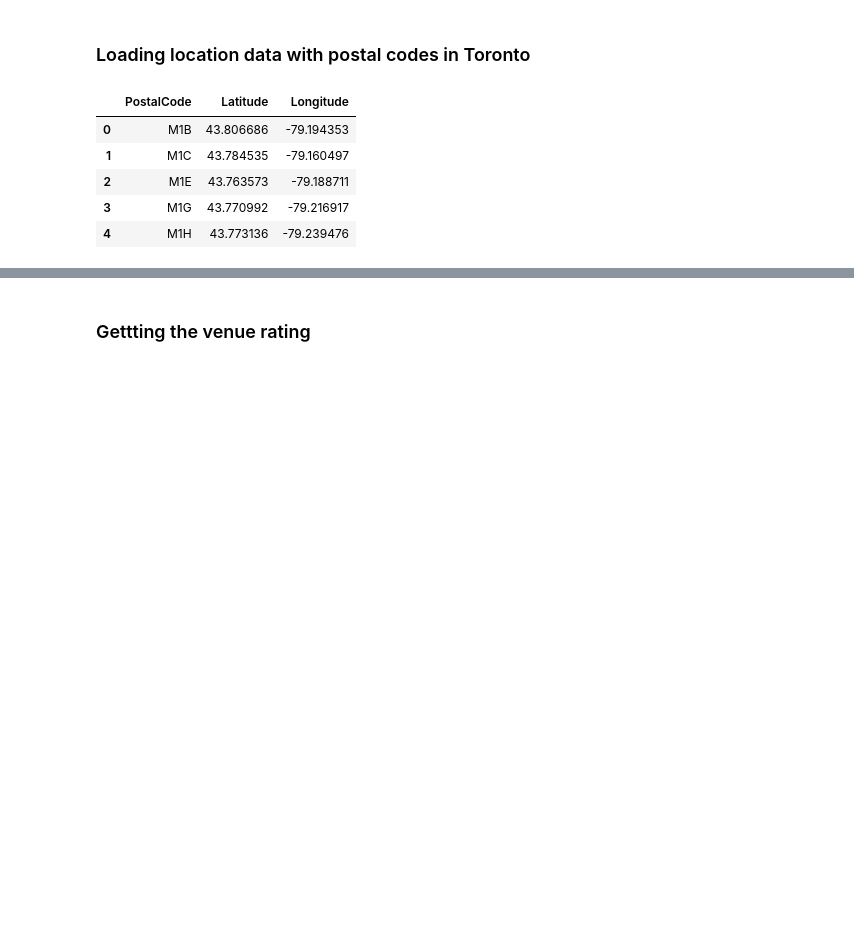
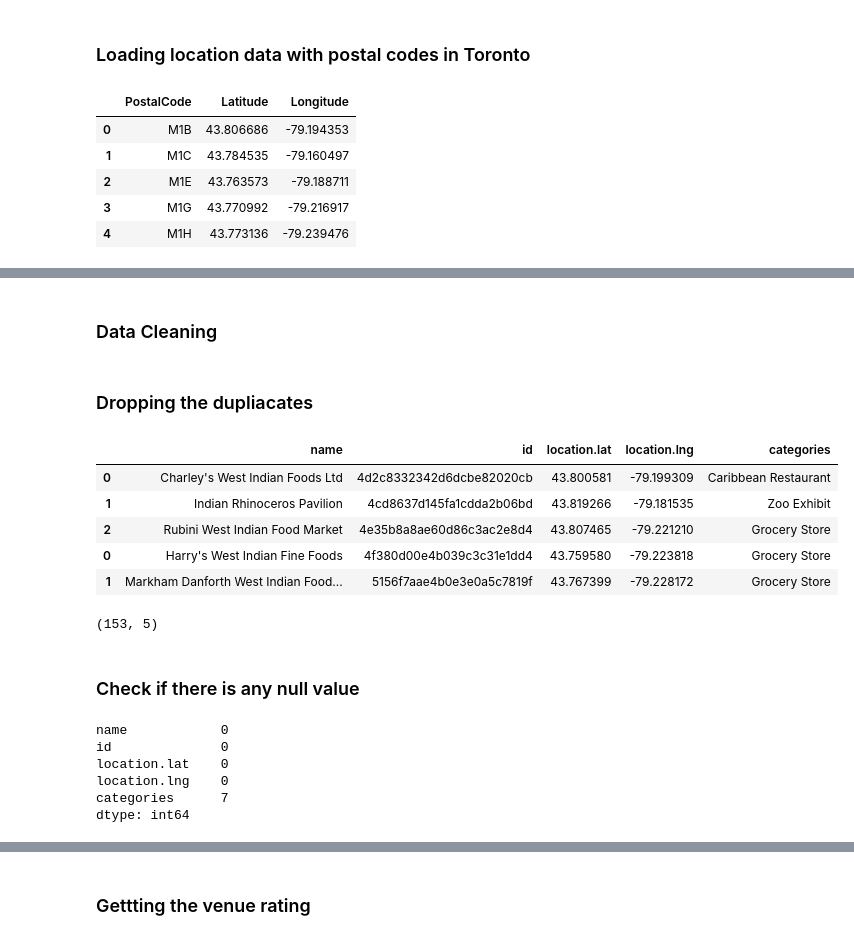
Before and after one commit to prottay09/Capstone-project, a Jupyter notebook: Final Deliverable.ipynb, the cells around one changed output, grey strips where cells are left out. Drawn from its saved outputs; the diff is of its cells as text; code cells hidden in the pictures; blank space fills up the shorter version.

```diff
--- a/Final Deliverable.ipynb
+++ b/Final Deliverable.ipynb
@@ -75,0 +79,37 @@ dataframe.head()
+# %%
+def get_venue_category(x):
+    try:
+        return x[0]['name']
+    except:
+        return np.nan
+# %%
+result['categories']=result['categories'].apply(lambda x: get_venue_category(x))
+# %% [markdown]
+### Data Cleaning
+# %% [markdown]
+### Dropping the dupliacates
+# %%
+result.drop_duplicates(['name'],inplace=True)
+result.head()
+# %% [output]
+|  | name | id | location.lat | location.lng | categories |
+| 0 | Charley's West Indian Foods Ltd | 4d2c8332342d6dcbe82020cb | 43.800581 | -79.199309 | Caribbean Restaurant |
+| 1 | Indian Rhinoceros Pavilion | 4cd8637d145fa1cdda2b06bd | 43.819266 | -79.181535 | Zoo Exhibit |
+| 2 | Rubini West Indian Food Market | 4e35b8a8ae60d86c3ac2e8d4 | 43.807465 | -79.221210 | Grocery Store |
+| 0 | Harry's West Indian Fine Foods | 4f380d00e4b039c3c31e1dd4 | 43.759580 | -79.223818 | Grocery Store |
+| 1 | Markham Danforth West Indian Food... | 5156f7aae4b0e3e0a5c7819f | 43.767399 | -79.228172 | Grocery Store |
+# %%
+result.shape
+# %% [output]
+(153, 5)
+# %% [markdown]
+### Check if there is any null value
+# %%
+result.isnull().sum()
+# %% [output]
+name            0
+id              0
+location.lat    0
+location.lng    0
+categories      7
+dtype: int64
```
Also changed, not shown: parts of 37 cells of this notebook, 3 other files.
